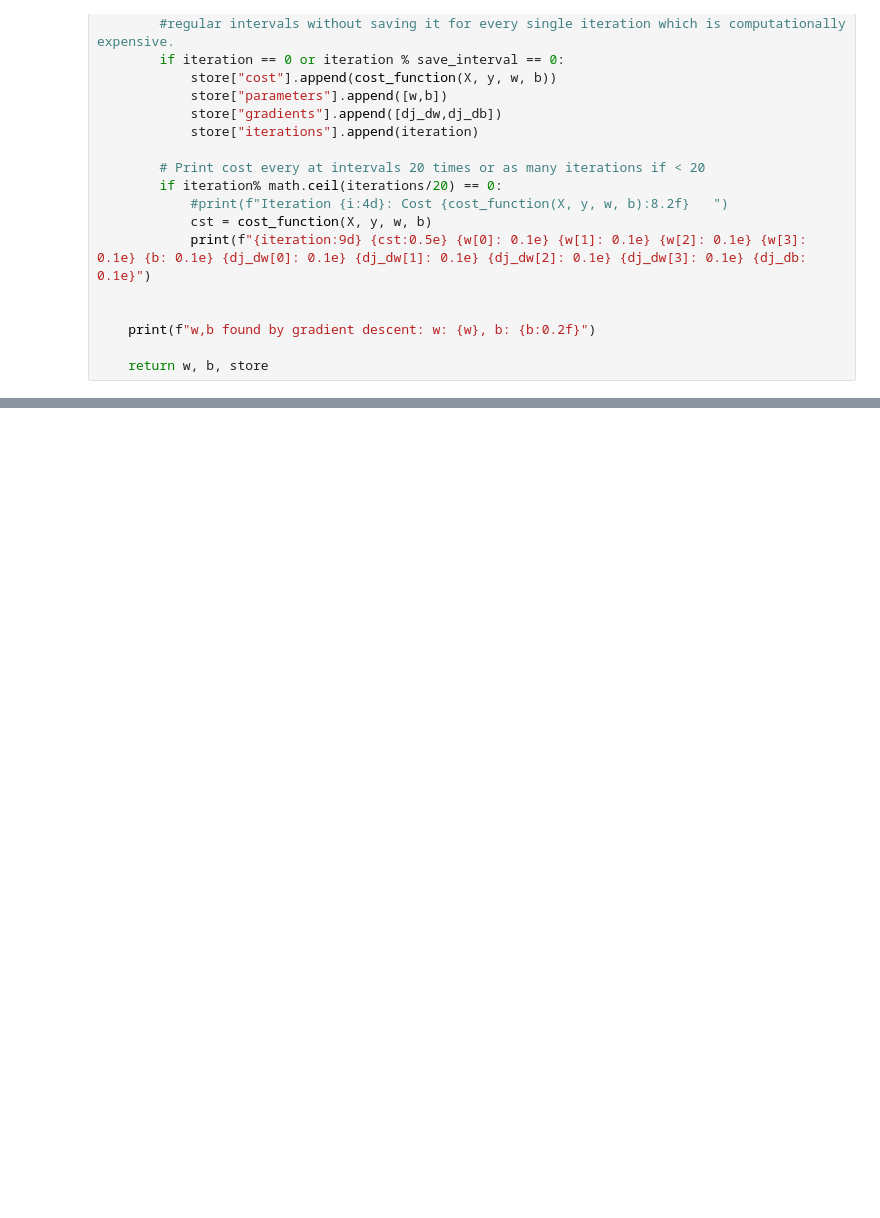
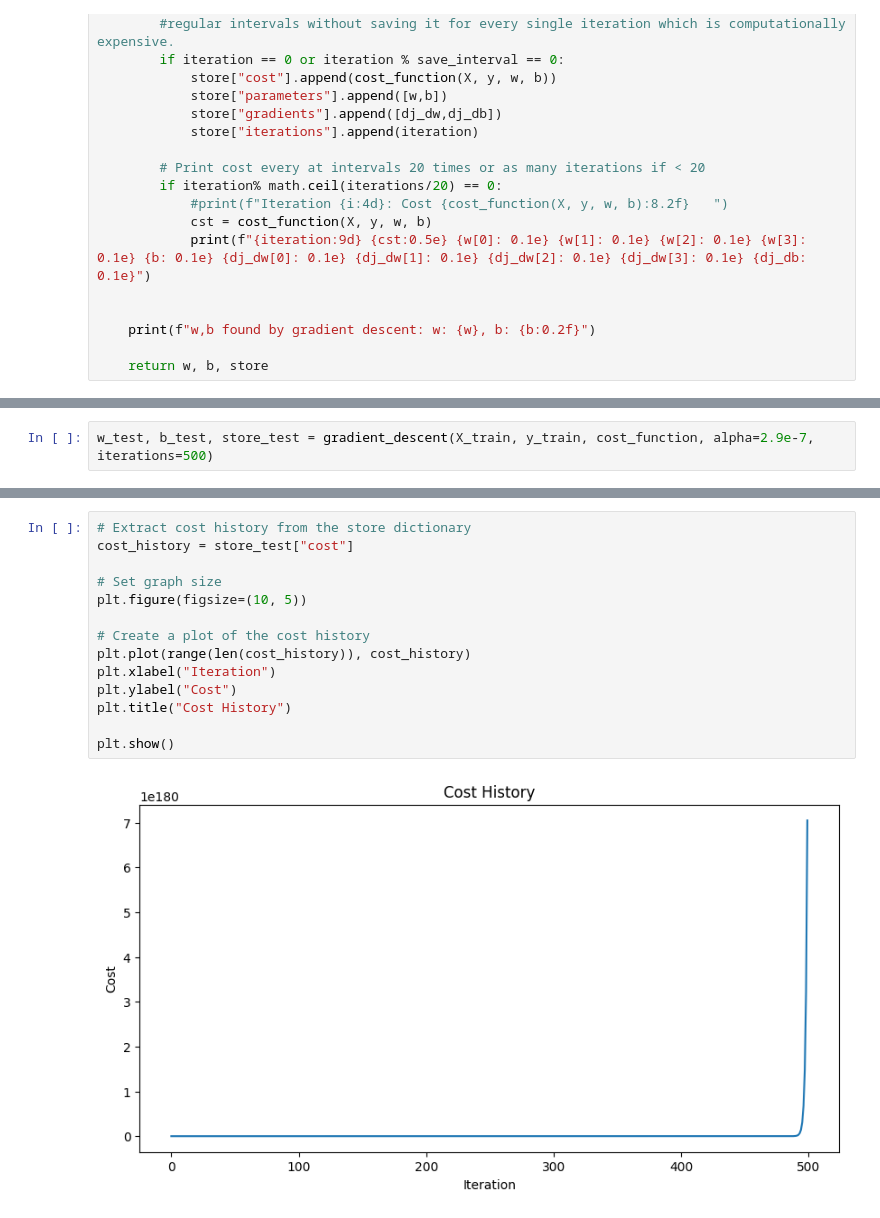
Before and after one commit to sorayapnblm/HousePricePredictionLinearRegression, a Jupyter notebook: notebook.ipynb, the cells around one changed output, grey strips where cells are left out. Saved outputs shown, nothing was run; the diff lists cells and outputs as text; blank space fills up the shorter version.

```diff
--- a/notebook.ipynb
+++ b/notebook.ipynb
@@ -259,0 +288,2 @@ plt.show()
+# %%
+w_test, b_test, store_test = gradient_descent(X_train, y_train, cost_function, alpha=2.9e-7, iterations=500)
@@ -259,0 +308,16 @@ plt.show()
+# %%
+# Extract cost history from the store dictionary
+cost_history = store_test["cost"]
+
+# Set graph size
+plt.figure(figsize=(10, 5))
+
+# Create a plot of the cost history
+plt.plot(range(len(cost_history)), cost_history)
+plt.xlabel("Iteration")
+plt.ylabel("Cost")
+plt.title("Cost History")
+
+plt.show()
+# %% [output]
+[figure, added]
```
Also changed, not shown: parts of 24 cells of this notebook.
